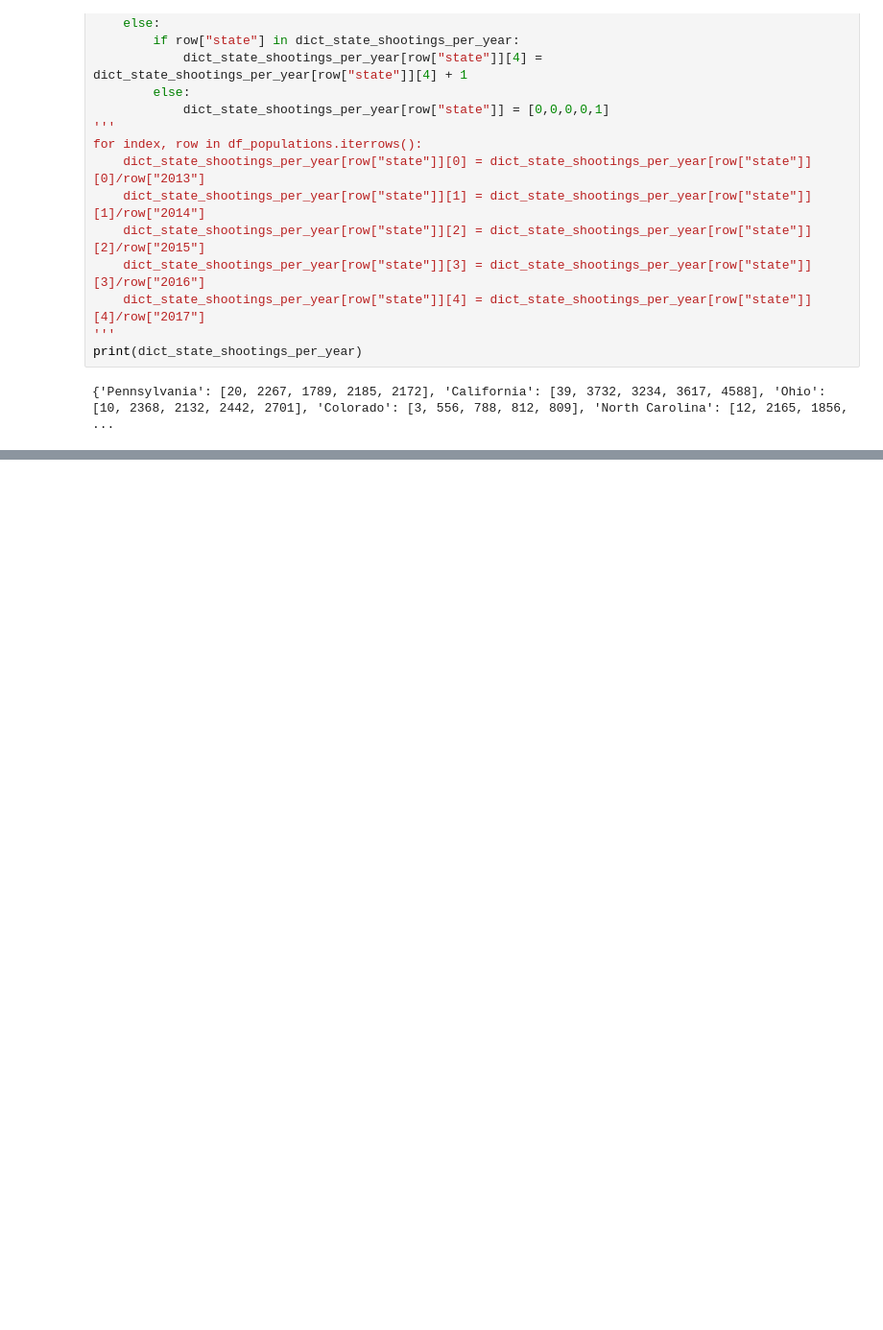
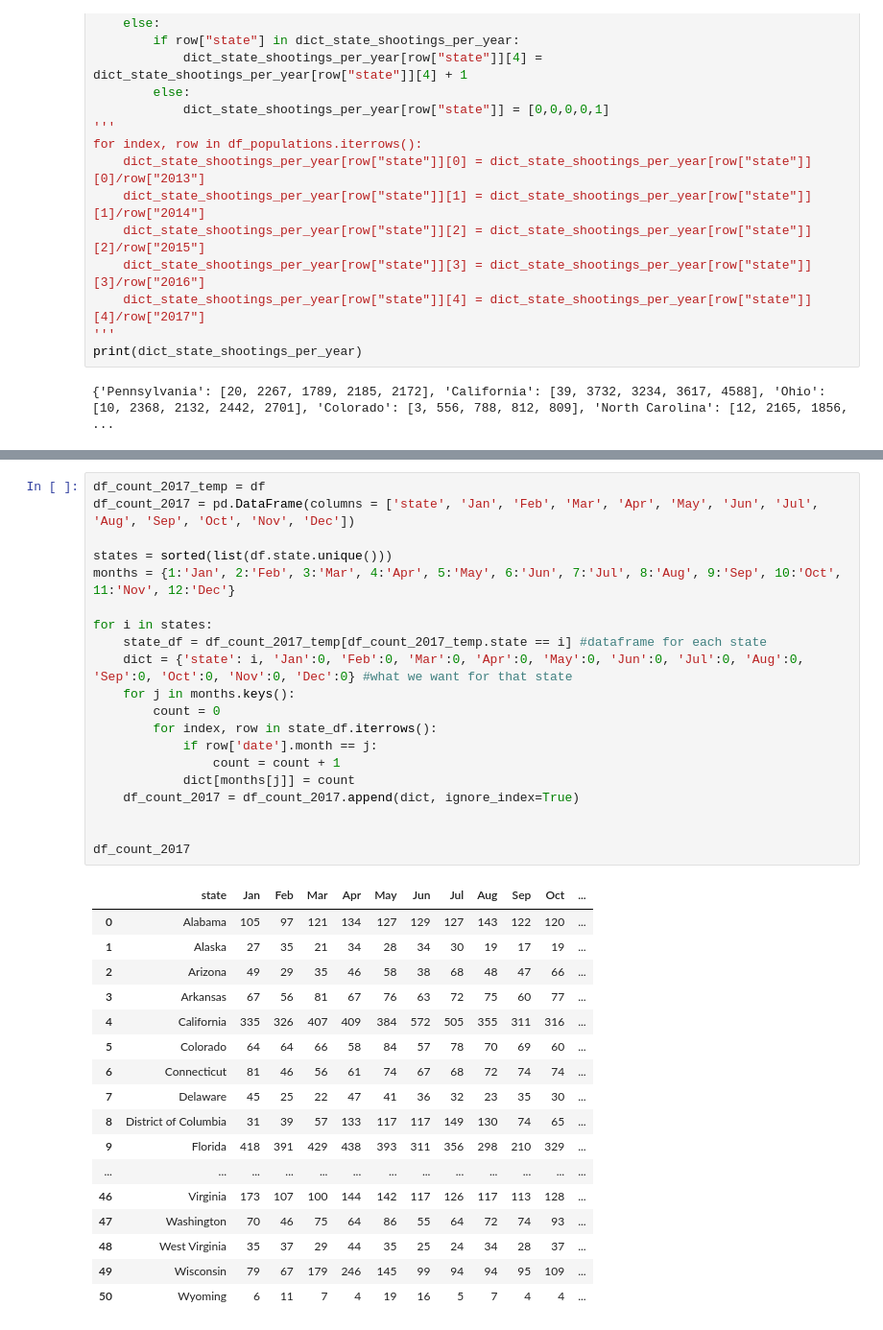
Before and after one commit to nvenkate-cyber/gun_shootings.github.io, a Jupyter notebook: Gun-Violence.ipynb, the cells around one changed output, grey strips where cells are left out. Shown at 96% size. Drawn from its saved outputs; the diff is of its cells as text; blank space fills up the shorter version.

```diff
--- a/Gun-Violence.ipynb
+++ b/Gun-Violence.ipynb
@@ -453,0 +846,38 @@ plt.show()
+# %%
+df_count_2017_temp = df
+df_count_2017 = pd.DataFrame(columns = ['state', 'Jan', 'Feb', 'Mar', 'Apr', 'May', 'Jun', 'Jul', 'Aug', 'Sep', 'Oct', 'Nov', 'Dec'])
+
+states = sorted(list(df.state.unique()))
+months = {1:'Jan', 2:'Feb', 3:'Mar', 4:'Apr', 5:'May', 6:'Jun', 7:'Jul', 8:'Aug', 9:'Sep', 10:'Oct', 11:'Nov', 12:'Dec'}
+
+for i in states:
+    state_df = df_count_2017_temp[df_count_2017_temp.state == i] #dataframe for each state
+    dict = {'state': i, 'Jan':0, 'Feb':0, 'Mar':0, 'Apr':0, 'May':0, 'Jun':0, 'Jul':0, 'Aug':0, 'Sep':0, 'Oct':0, 'Nov':0, 'Dec':0} #what we want for that state
+    for j in months.keys():
+        count = 0
+        for index, row in state_df.iterrows():
+            if row['date'].month == j:
+                count = count + 1
+            dict[months[j]] = count
+    df_count_2017 = df_count_2017.append(dict, ignore_index=True)
+
+
+df_count_2017
+# %% [output]
+|  | state | Jan | Feb | Mar | Apr | May | Jun | Jul | Aug | Sep | Oct | ... |
+| 0 | Alabama | 105 | 97 | 121 | 134 | 127 | 129 | 127 | 143 | 122 | 120 | ... |
+| 1 | Alaska | 27 | 35 | 21 | 34 | 28 | 34 | 30 | 19 | 17 | 19 | ... |
+| 2 | Arizona | 49 | 29 | 35 | 46 | 58 | 38 | 68 | 48 | 47 | 66 | ... |
+| 3 | Arkansas | 67 | 56 | 81 | 67 | 76 | 63 | 72 | 75 | 60 | 77 | ... |
+| 4 | California | 335 | 326 | 407 | 409 | 384 | 572 | 505 | 355 | 311 | 316 | ... |
+| 5 | Colorado | 64 | 64 | 66 | 58 | 84 | 57 | 78 | 70 | 69 | 60 | ... |
+| 6 | Connecticut | 81 | 46 | 56 | 61 | 74 | 67 | 68 | 72 | 74 | 74 | ... |
+| 7 | Delaware | 45 | 25 | 22 | 47 | 41 | 36 | 32 | 23 | 35 | 30 | ... |
+| 8 | District of Columbia | 31 | 39 | 57 | 133 | 117 | 117 | 149 | 130 | 74 | 65 | ... |
+| 9 | Florida | 418 | 391 | 429 | 438 | 393 | 311 | 356 | 298 | 210 | 329 | ... |
+| ... | ... | ... | ... | ... | ... | ... | ... | ... | ... | ... | ... | ... |
+| 46 | Virginia | 173 | 107 | 100 | 144 | 142 | 117 | 126 | 117 | 113 | 128 | ... |
+| 47 | Washington | 70 | 46 | 75 | 64 | 86 | 55 | 64 | 72 | 74 | 93 | ... |
+| 48 | West Virginia | 35 | 37 | 29 | 44 | 35 | 25 | 24 | 34 | 28 | 37 | ... |
+| 49 | Wisconsin | 79 | 67 | 179 | 246 | 145 | 99 | 94 | 94 | 95 | 109 | ... |
+| 50 | Wyoming | 6 | 11 | 7 | 4 | 19 | 16 | 5 | 7 | 4 | 4 | ... |
```
Also changed, not shown: parts of 10 cells of this notebook.
